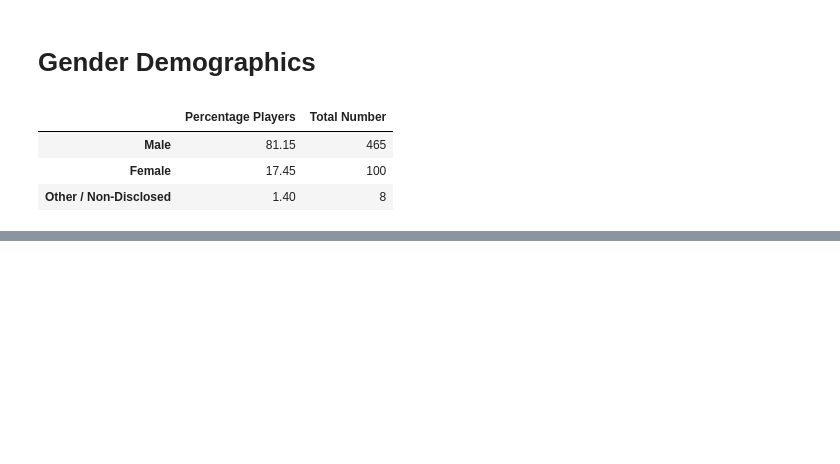
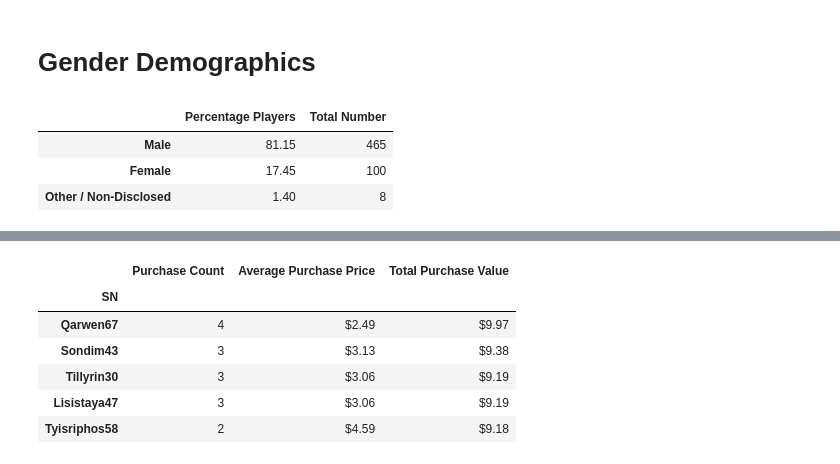
Before and after one commit to sHongJung/Data_Analytics, a Jupyter notebook: 04-pandas/Homework/Instructions/HeroesOfPymoli/Pandas_HW.ipynb, the cells around one changed output, grey strips where cells are left out. Saved outputs shown, nothing was run; the diff lists cells and outputs as text; code cells hidden in the pictures; blank space fills up the shorter version.

```diff
--- a/04-pandas/Homework/Instructions/HeroesOfPymoli/Pandas_HW.ipynb
+++ b/04-pandas/Homework/Instructions/HeroesOfPymoli/Pandas_HW.ipynb
@@ -89,0 +160,25 @@ gender_data
+# %%
+# Basic Calculations
+user_total = h_df.groupby(["SN"]).sum()["Price"].rename("Total Purchase Value")
+user_average = h_df.groupby(["SN"]).mean()["Price"].rename("Average Purchase Price")
+user_count = h_df.groupby(["SN"]).count()["Price"].rename("Purchase Count")
+
+# Convert to DataFrame
+user_data = pd.DataFrame({"Total Purchase Value": user_total, "Average Purchase Price": user_average, "Purchase Count": user_count})
+
+# Minor Data Munging
+user_data["Average Purchase Price"] = user_data["Average Purchase Price"].map("${:,.2f}".format)
+user_data["Total Purchase Value"] = user_data["Total Purchase Value"].map("${:,.2f}".format)
+user_data = user_data.loc[:,["Purchase Count", "Average Purchase Price", "Total Purchase Value"]]
+
+
+# Display Table
+user_data.sort_values("Total Purchase Value", ascending=False).head(5)
+# %% [output]
+|  | Purchase Count | Average Purchase Price | Total Purchase Value |
+| SN |  |  |  |
+| Qarwen67 | 4 | $2.49 | $9.97 |
+| Sondim43 | 3 | $3.13 | $9.38 |
+| Tillyrin30 | 3 | $3.06 | $9.19 |
+| Lisistaya47 | 3 | $3.06 | $9.19 |
+| Tyisriphos58 | 2 | $4.59 | $9.18 |
```
Also changed, not shown: parts of 6 cells of this notebook, 2 other files.
